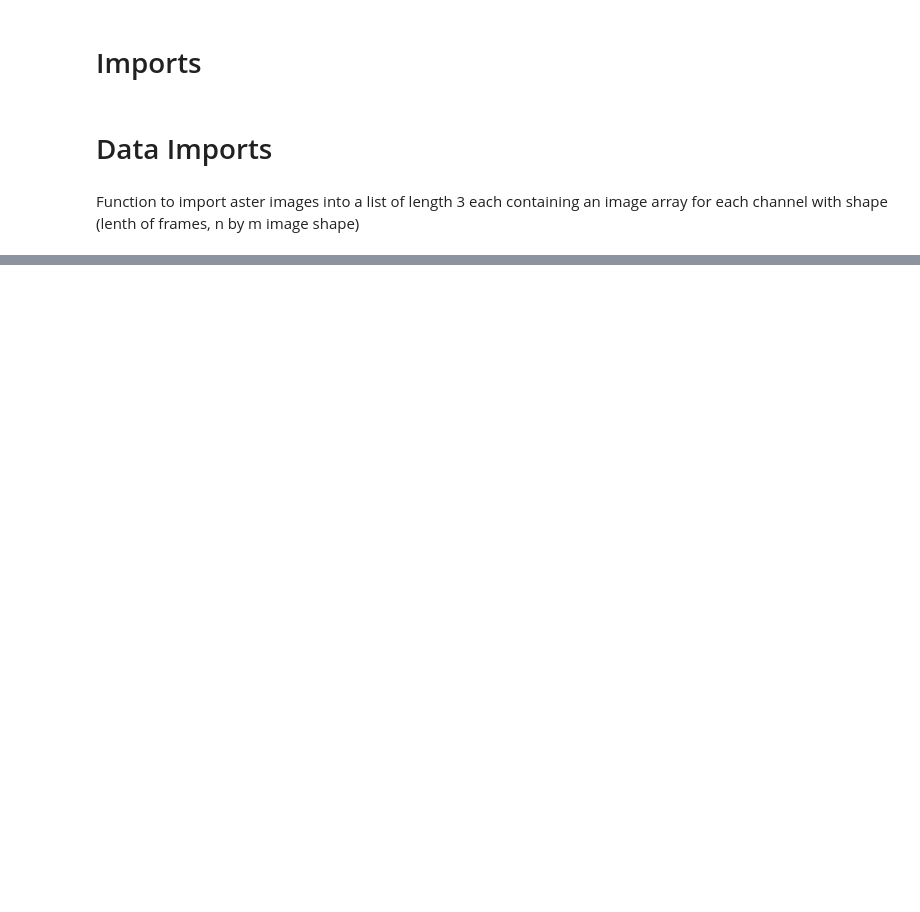
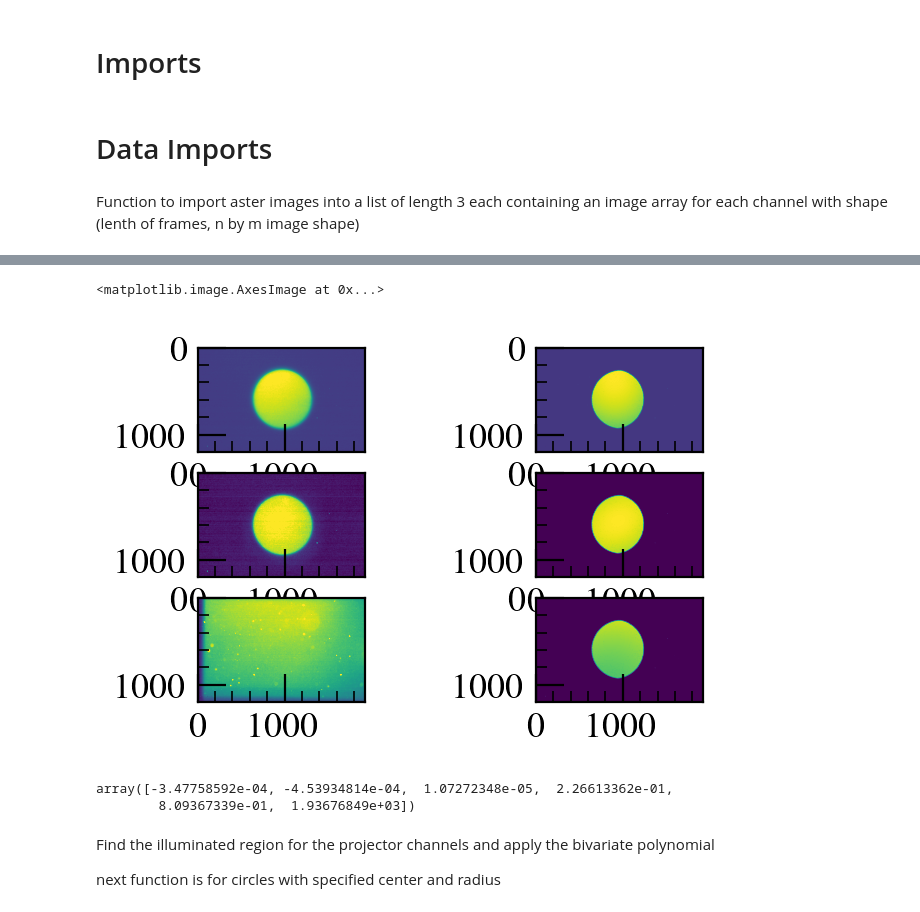
Before and after one commit to RPGroup-PBoC/am_atp, a Jupyter notebook: analysis/aster/20240821_paraAster.ipynb, the cells around one changed output, grey strips where cells are left out. Saved outputs shown, nothing was run; the diff lists cells and outputs as text; code cells hidden in the pictures; blank space fills up the shorter version.

```diff
--- a/analysis/aster/20240821_paraAster.ipynb
+++ b/analysis/aster/20240821_paraAster.ipynb
@@ -128,0 +222,18 @@ arrs = parse_channelarrays('../../data/aster/2023-12-12_NCD_Aster/20sInterval_0.
+# %%
+def intersect(arrs):
+    _, numRows, numCols=arrs[0].shape
+
+    #iterate through frame numbers
+    severeIntersection=np.ones_like(dark_avg);
+
+    for fr in range(arrs[0].shape[0]): # for every timepoint
+        #iterate through channels:
+        ## Process the ATP channels first!
+        im_bins=[]
+        for arr in arrs_sub[:2]: #exclude the motor channel!
+            im_bin = (arr[fr,:,:] > threshold_otsu(arr[fr,:,:])).astype(np.uint8)
+            im_bins.append(im_bin)
+        intersectionBinImg=np.multiply(*im_bins) # This is defined for each frame/timepoint; it is the intersection between both channels' masks
+        severeIntersection=np.multiply(severeIntersection, intersectionBinImg) # This accumulates the most severe intersection possible such that after iteration over all frames, all pixels not = 0 are visible/illuminated in every frame and every channel
+
+    return np.where(severeIntersection.astype(int)) #returns where =1 (or True)
@@ -128,0 +321,28 @@ arrs = parse_channelarrays('../../data/aster/2023-12-12_NCD_Aster/20sInterval_0.
+# %%
+norm_mats = []
+for arr in arrs_sub:
+    norm_mat = np.zeros_like(dark_avg)
+    norm_mat[mask_coords] = evaluateBivPoly_anyShape(arr[0, :, :][mask_coords], mask_coords)
+    norm_mats.append(norm_mat)
+# %%
+fig, ax = plt.subplots(3, 2)
+ax[0][0].imshow(arrs_sub[0][0], vmin=norm_mats[0].min(), vmax=norm_mats[0].max())
+ax[0][1].imshow(norm_mats[0])
+ax[1][0].imshow(arrs_sub[1][0], vmin=norm_mats[1].min(), vmax=norm_mats[1].max())
+ax[1][1].imshow(norm_mats[1])
+ax[2][0].imshow(arrs_sub[2][0], vmin=norm_mats[2].min(), vmax=norm_mats[2].max())
+ax[2][1].imshow(norm_mats[2])
+# %% [output]
+<matplotlib.image.AxesImage at 0x...>
+[figure, added]
+# %%
+testImg=arrs[0][0,:,:]
+fit_bivariate_quadratic_anyShape(testImg[np.where(testBackMask)],
+                                 np.where(testBackMask))
+# %% [output]
+array([-3.47758592e-04, -4.53934814e-04,  1.07272348e-05,  2.26613362e-01,
+        8.09367339e-01,  1.93676849e+03])
+# %% [markdown]
+Find the illuminated region for the projector channels and apply the bivariate polynomial
+
+next function is for circles with specified center and radius
```
Also changed, not shown: parts of 22 cells of this notebook, 1 other file.
